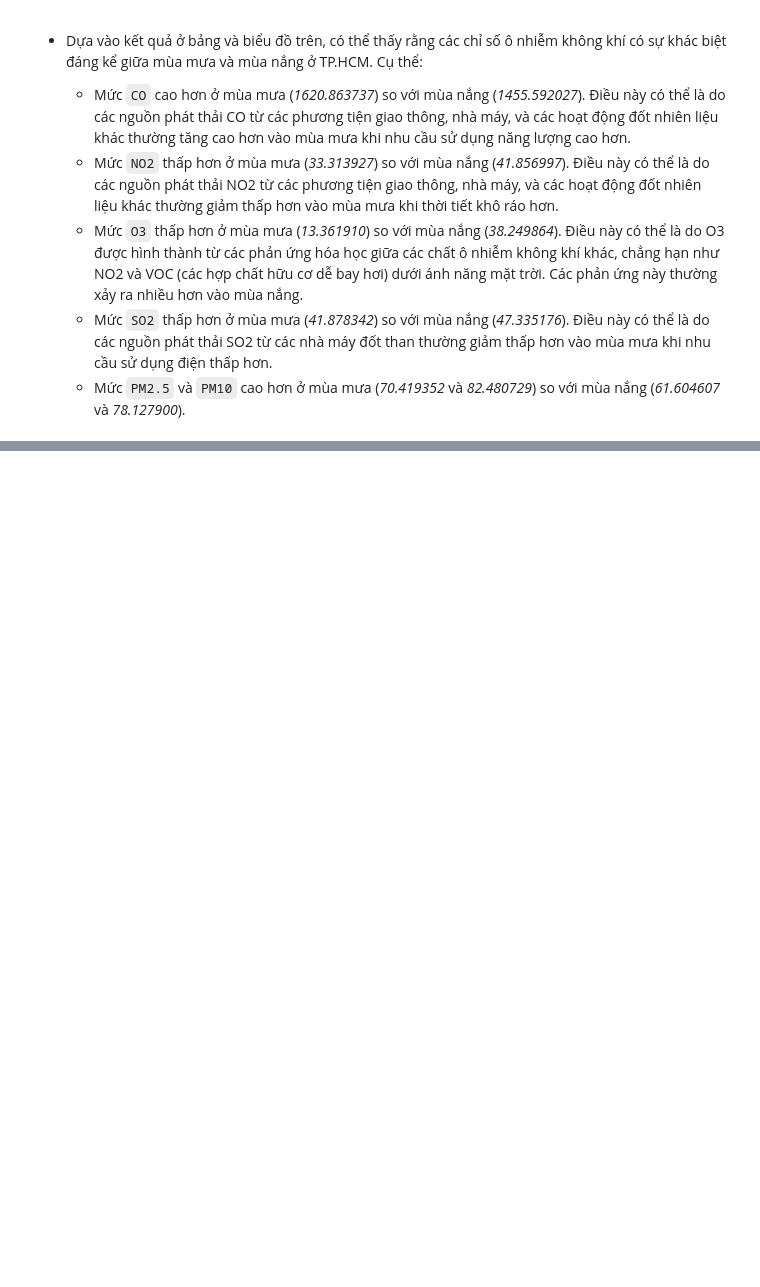
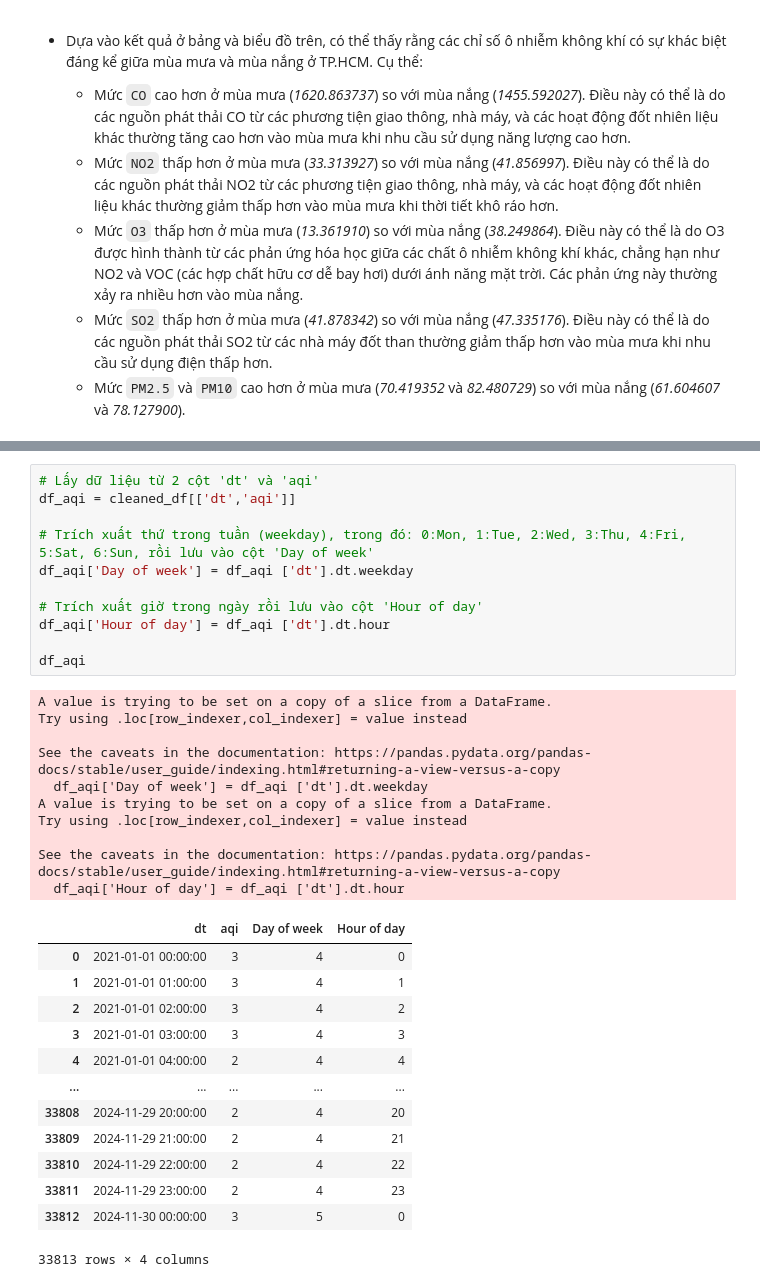
Before and after one commit to asde3458/NMKHDL, a Jupyter notebook: Notebooks/Making question.ipynb, the cells around one changed output, grey strips where cells are left out. Drawn from its saved outputs; the diff is of its cells as text; blank space fills up the shorter version.

```diff
--- a/Notebooks/Making question.ipynb
+++ b/Notebooks/Making question.ipynb
@@ -201,0 +206,35 @@ plt.show()
+# %%
+# Lấy dữ liệu từ 2 cột 'dt' và 'aqi'
+df_aqi = cleaned_df[['dt','aqi']]
+
+# Trích xuất thứ trong tuần (weekday), trong đó: 0:Mon, 1:Tue, 2:Wed, 3:Thu, 4:Fri, 5:Sat, 6:Sun, rồi lưu vào cột 'Day of week'
+df_aqi['Day of week'] = df_aqi ['dt'].dt.weekday
+
+# Trích xuất giờ trong ngày rồi lưu vào cột 'Hour of day'
+df_aqi['Hour of day'] = df_aqi ['dt'].dt.hour
+
+df_aqi
+# %% [output]
+A value is trying to be set on a copy of a slice from a DataFrame.
+Try using .loc[row_indexer,col_indexer] = value instead
+
+See the caveats in the documentation: https://pandas.pydata.org/pandas-docs/stable/user_guide/indexing.html#returning-a-view-versus-a-copy
+  df_aqi['Day of week'] = df_aqi ['dt'].dt.weekday
+A value is trying to be set on a copy of a slice from a DataFrame.
+Try using .loc[row_indexer,col_indexer] = value instead
+
+See the caveats in the documentation: https://pandas.pydata.org/pandas-docs/stable/user_guide/indexing.html#returning-a-view-versus-a-copy
+  df_aqi['Hour of day'] = df_aqi ['dt'].dt.hour
+|  | dt | aqi | Day of week | Hour of day |
+| 0 | 2021-01-01 00:00:00 | 3 | 4 | 0 |
+| 1 | 2021-01-01 01:00:00 | 3 | 4 | 1 |
+| 2 | 2021-01-01 02:00:00 | 3 | 4 | 2 |
+| 3 | 2021-01-01 03:00:00 | 3 | 4 | 3 |
+| 4 | 2021-01-01 04:00:00 | 2 | 4 | 4 |
+| ... | ... | ... | ... | ... |
+| 33808 | 2024-11-29 20:00:00 | 2 | 4 | 20 |
+| 33809 | 2024-11-29 21:00:00 | 2 | 4 | 21 |
+| 33810 | 2024-11-29 22:00:00 | 2 | 4 | 22 |
+| 33811 | 2024-11-29 23:00:00 | 2 | 4 | 23 |
+| 33812 | 2024-11-30 00:00:00 | 3 | 5 | 0 |
+33813 rows × 4 columns
```
Also changed, not shown: parts of 5 cells of this notebook.
